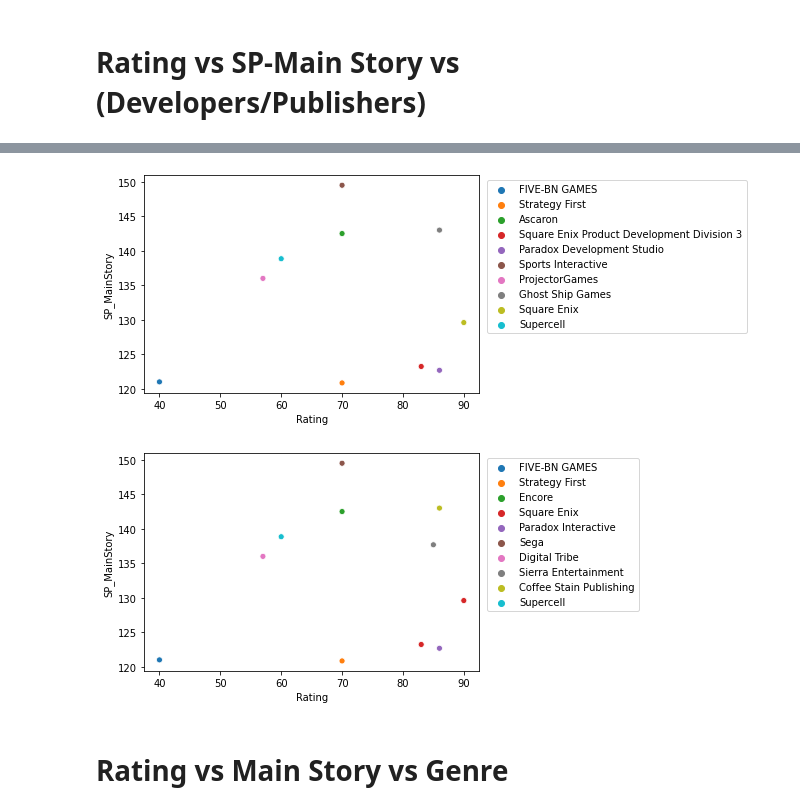
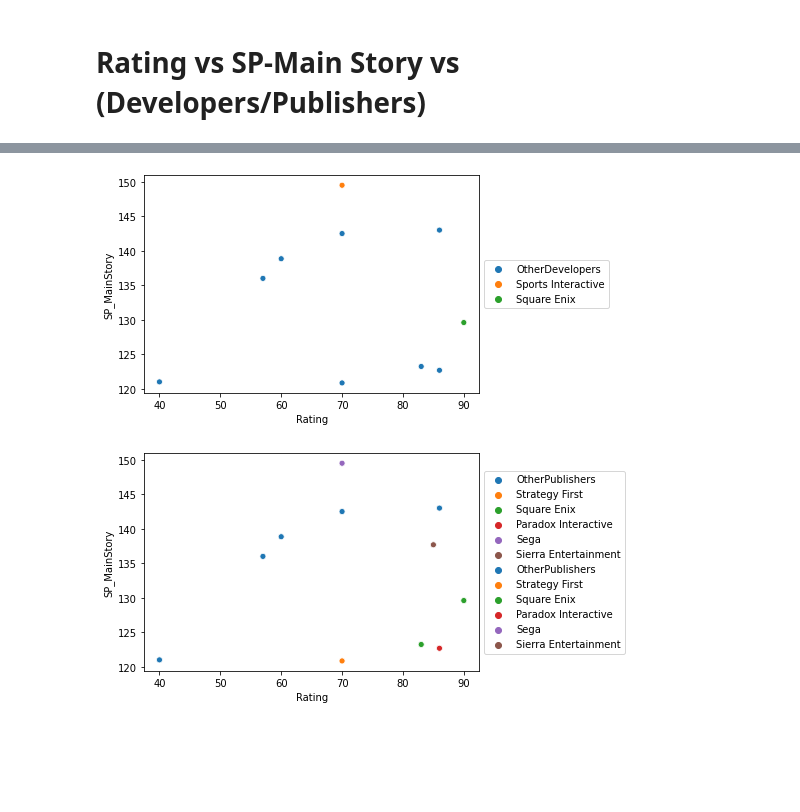
Before and after one commit to TFM-UAH-ammz/MainScrappingTool, a Jupyter notebook: src/dataAnalysis/analysis.ipynb, the cells around one changed output, grey strips where cells are left out. Saved outputs shown, nothing was run; the diff lists cells and outputs as text; code cells hidden in the pictures; blank space fills up the shorter version.

Commit message:
Modify variables and add savefigures

```diff
--- a/src/dataAnalysis/analysis.ipynb
+++ b/src/dataAnalysis/analysis.ipynb
@@ -358,0 +368,13 @@ done
+# %%
+developers_count = dataAux.groupby(by=["Developers"])["Developers"].count().sort_values()
+developers_limit_list = developers_count.index[np.where(developers_count < 20)]
+
+dataAux["Developers"] = dataAux["Developers"].replace(developers_limit_list, "OtherDevelopers")
+# %%
+publishers_count = dataAux.groupby(by=["Publishers"])["Publishers"].count().sort_values()
+publishers_limit_list = publishers_count.index[np.where(publishers_count < 20)]
+
+dataAux["Publishers"] = dataAux["Publishers"].replace(publishers_limit_list, "OtherPublishers")
+# %%
+dataAns2 = dataAux.copy()
+dataAux = pd.get_dummies(dataAux, columns=['Type', 'Publishers', 'Developers'])
@@ -652,21 +740,31 @@ ax.set(xlabel='Rating', ylabel='Developers');
 # %%
-spMainStory = dataAux_desp["SP_MainStory"].apply(lambda x: get_mainStoryFormatted(x))
-rating = dataAux_desp["Rating"]
+spMainStory = dataAns2["SP_MainStory"].apply(lambda x: get_storyAnalisisFormatted(x))
+rating = dataAns2["Rating"]
 # %%
-developers = dataAux_desp["Developers"]
+developers = dataAns2["Developers"]
 
-sns.scatterplot(rating[(spMainStory < 150) & (spMainStory > 120)], spMainStory[(spMainStory < 150) & (spMainStory > 120)]
+sns_plot = sns.scatterplot(rating[(spMainStory < 150) & (spMainStory > 120)], spMainStory[(spMainStory < 150) & (spMainStory > 120)]
                 , hue=developers[(spMainStory < 150) & (spMainStory > 120)].values)
-plt.legend(bbox_to_anchor=(1.01, 1));
+plt.legend(loc='center left',bbox_to_anchor=(1, 0.5));
+
+fig = sns_plot.get_figure()
+fig.savefig("timeVSratingVSdevelopers_scatterplot.png", dpi = 300, bbox_inches='tight')
 # %% [output]
-[figure, old version]
+[figure, new version]
 # %%
-publishers = dataAux_desp["Publishers"]
+publishers = dataAns2["Publishers"]
 
 sns.scatterplot(rating[(spMainStory < 150) & (spMainStory > 120)], spMainStory[(spMainStory < 150) & (spMainStory > 120)]
                 , hue=publishers[(spMainStory < 150) & (spMainStory > 120)].values)
-plt.legend(bbox_to_anchor=(1.01, 1));
+
+
+
+sns_plot = sns.scatterplot(rating[(spMainStory < 150) & (spMainStory > 120)], spMainStory[(spMainStory < 150) & (spMainStory > 120)]
+                , hue=publishers[(spMainStory < 150) & (spMainStory > 120)].values)
+plt.legend(loc='center left',bbox_to_anchor=(1, 0.5));
+plt.show()
+
+fig = sns_plot.get_figure()
+fig.savefig("timeVSratingVSpublishers_scatterplot.png", dpi = 300, bbox_inches='tight')
 # %% [output]
-[figure, old version]
+[figure, new version]
-# %% [markdown]
-# Rating vs Main Story vs Genre
```
Also changed, not shown: parts of 80 cells of this notebook, 19 other files.
